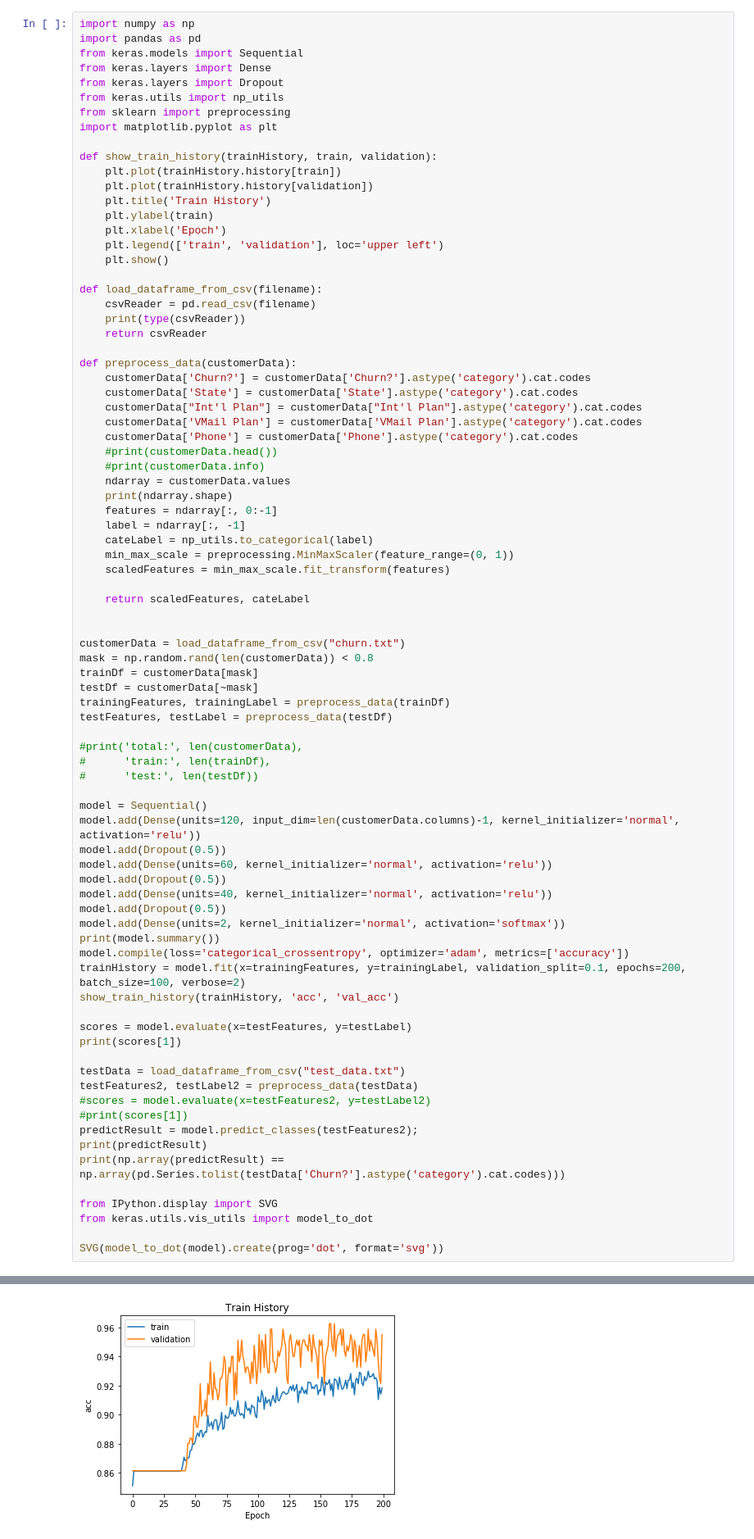
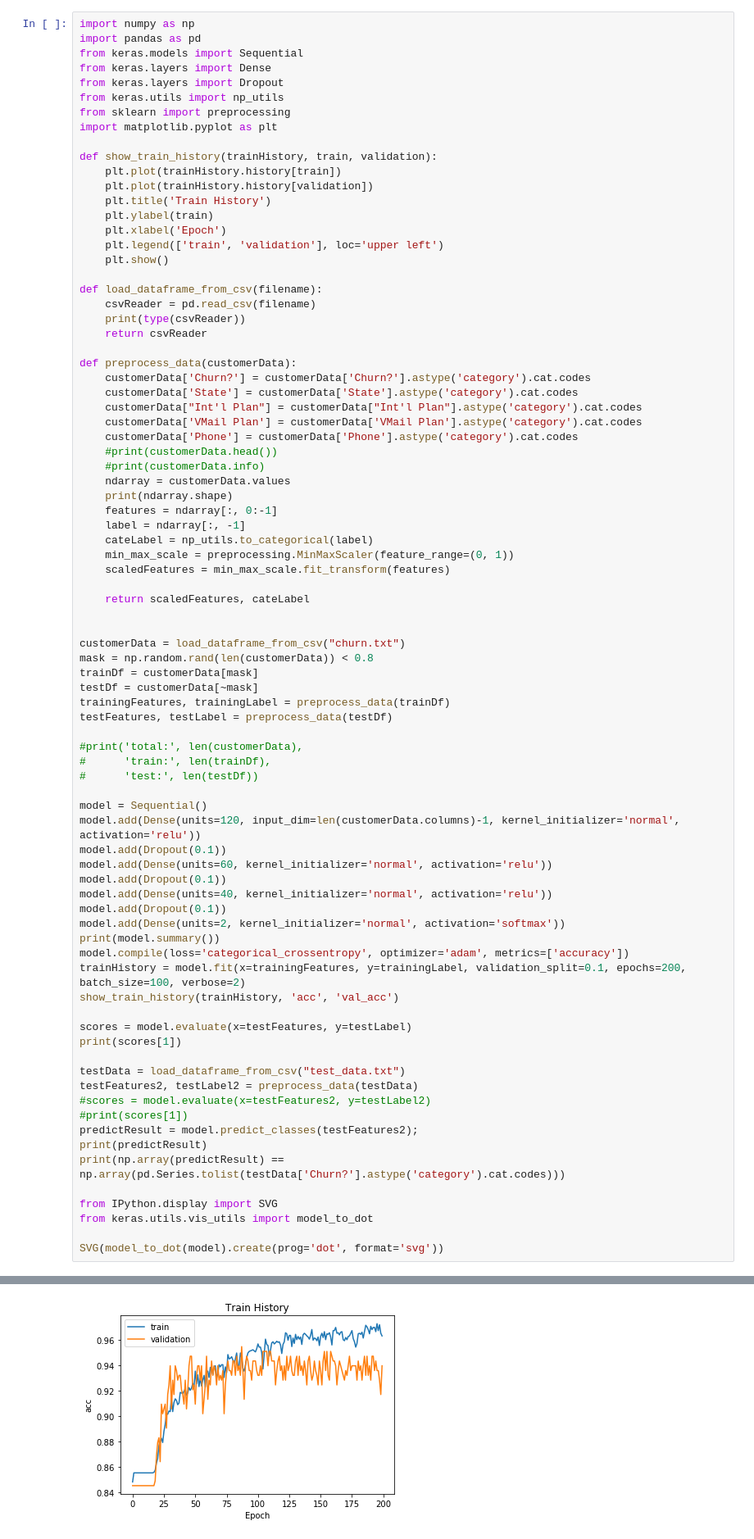
Before and after one commit to cgm7487/customer_churn_prediction, a Jupyter notebook: churn_predict.ipynb, the cells around one changed output, grey strips where cells are left out. Shown at 82% size. Saved outputs shown, nothing was run; the diff lists cells and outputs as text.

```diff
--- a/churn_predict.ipynb
+++ b/churn_predict.ipynb
@@ -54,11 +54,11 @@ testFeatures, testLabel = preprocess_data(testDf)
 
 model = Sequential()
 model.add(Dense(units=120, input_dim=len(customerData.columns)-1, kernel_initializer='normal', activation='relu'))
-model.add(Dropout(0.5))
+model.add(Dropout(0.1))
 model.add(Dense(units=60, kernel_initializer='normal', activation='relu'))
-model.add(Dropout(0.5))
+model.add(Dropout(0.1))
 model.add(Dense(units=40, kernel_initializer='normal', activation='relu'))
-model.add(Dropout(0.5))
+model.add(Dropout(0.1))
 model.add(Dense(units=2, kernel_initializer='normal', activation='softmax'))
 print(model.summary())
 model.compile(loss='categorical_crossentropy', optimizer='adam', metrics=['accuracy'])
@@ -122 +123 @@ Epoch 200/200
-[figure, old version]
+[figure, new version]
```
Also changed, not shown: parts of 1 cell of this notebook.
